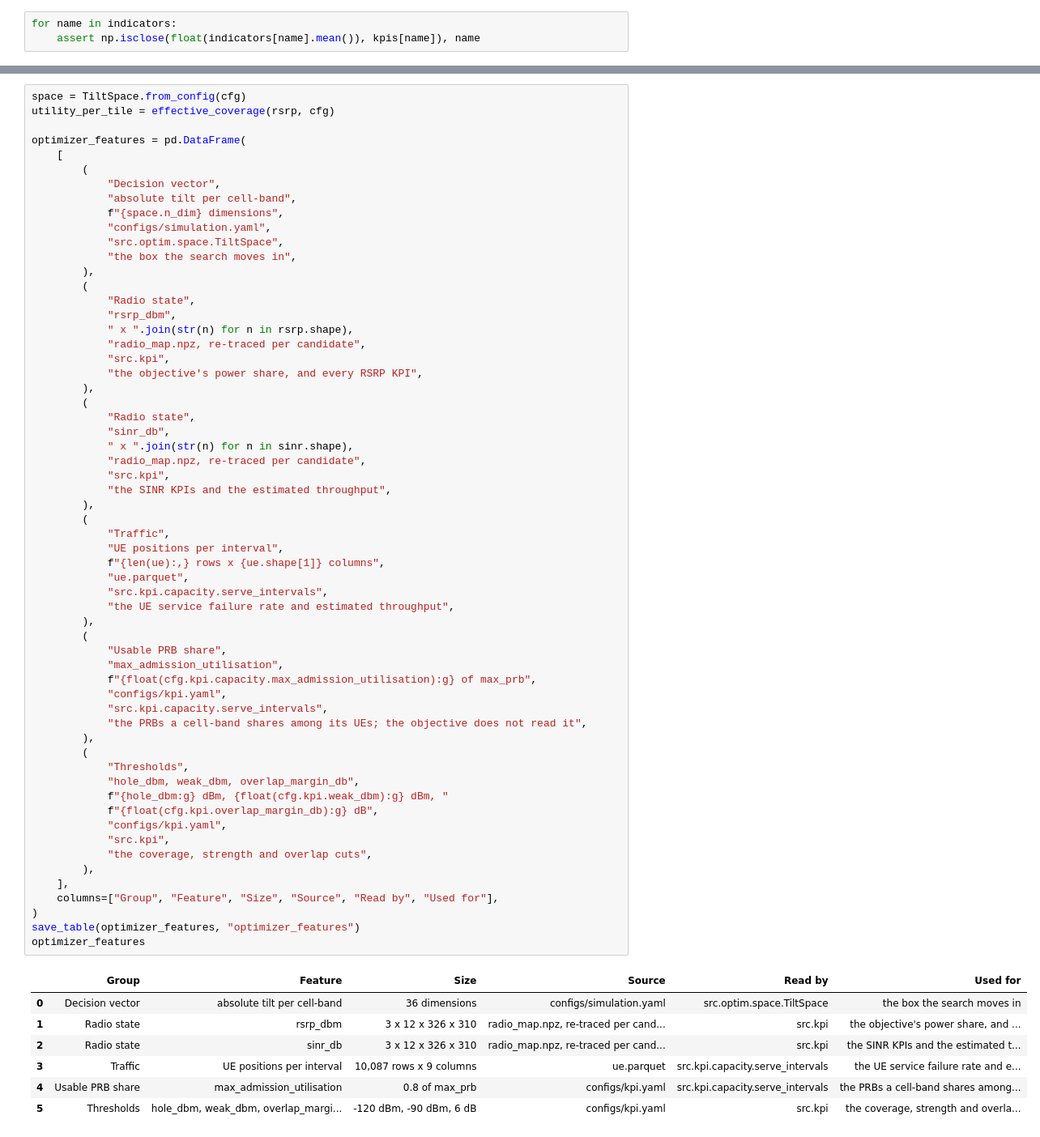
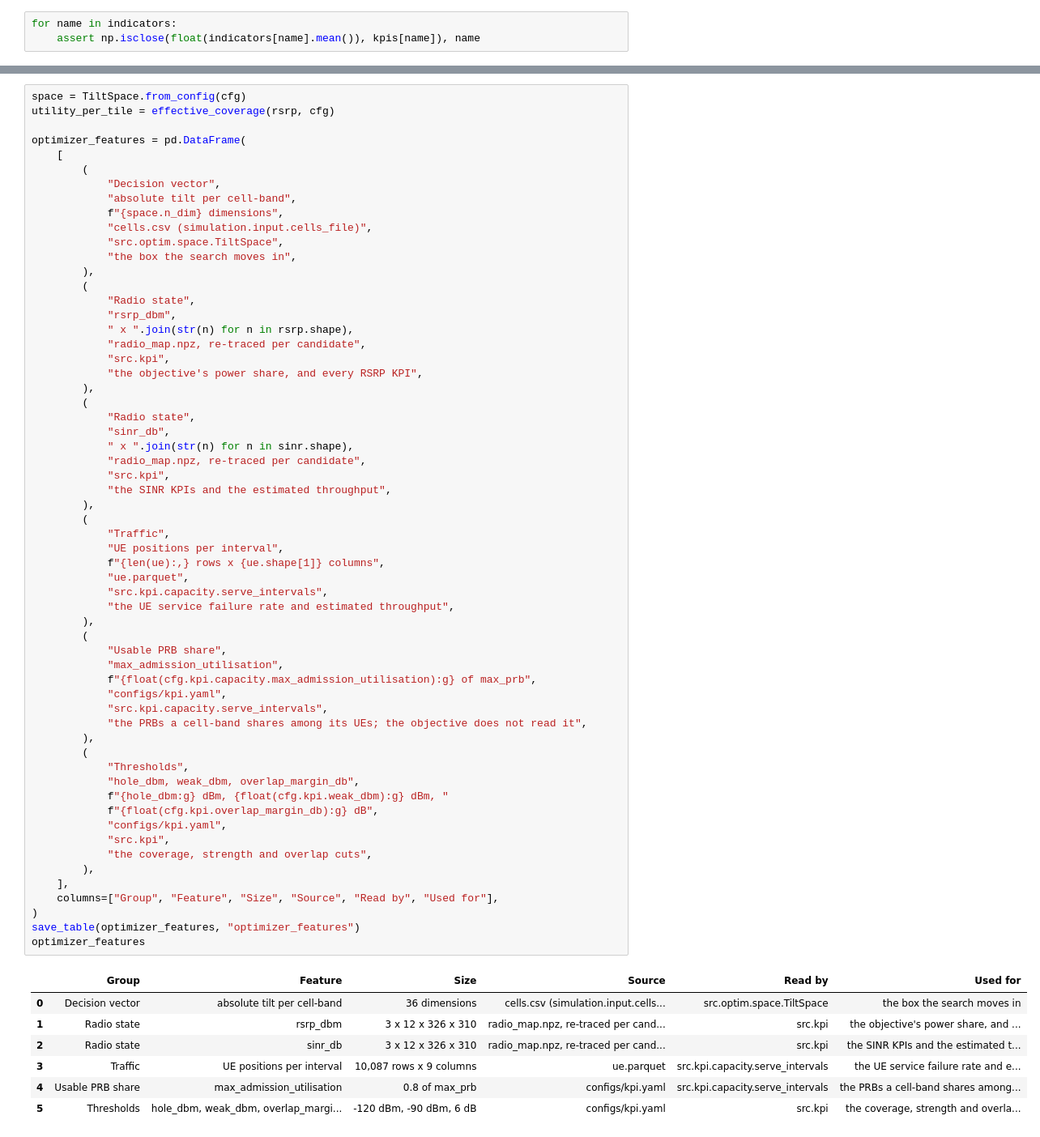
Before and after one commit to NguyenVu04/band-tilt, a Jupyter notebook: notebooks/02_preprocessing.ipynb, the cells around one changed output, grey strips where cells are left out. Shown at 81% size. Saved outputs shown, nothing was run; the diff lists cells and outputs as text.

```diff
--- a/notebooks/02_preprocessing.ipynb
+++ b/notebooks/02_preprocessing.ipynb
@@ -532,7 +418,7 @@ optimizer_features = pd.DataFrame(
             "Decision vector",
             "absolute tilt per cell-band",
             f"{space.n_dim} dimensions",
-            "configs/simulation.yaml",
+            "cells.csv (simulation.input.cells_file)",
             "src.optim.space.TiltSpace",
             "the box the search moves in",
         ),
@@ -557,34 +443,34 @@ optimizer_features = pd.DataFrame(
             "UE positions per interval",
             f"{len(ue):,} rows x {ue.shape[1]} columns",
             "ue.parquet",
             "src.kpi.capacity.serve_intervals",
             "the UE service failure rate and estimated throughput",
         ),
         (
             "Usable PRB share",
             "max_admission_utilisation",
             f"{float(cfg.kpi.capacity.max_admission_utilisation):g} of max_prb",
             "configs/kpi.yaml",
             "src.kpi.capacity.serve_intervals",
             "the PRBs a cell-band shares among its UEs; the objective does not read it",
         ),
         (
             "Thresholds",
             "hole_dbm, weak_dbm, overlap_margin_db",
             f"{hole_dbm:g} dBm, {float(cfg.kpi.weak_dbm):g} dBm, "
             f"{float(cfg.kpi.overlap_margin_db):g} dB",
             "configs/kpi.yaml",
             "src.kpi",
             "the coverage, strength and overlap cuts",
         ),
     ],
     columns=["Group", "Feature", "Size", "Source", "Read by", "Used for"],
 )
 save_table(optimizer_features, "optimizer_features")
 optimizer_features
 # %% [output]
 |  | Group | Feature | Size | Source | Read by | Used for |
-| 0 | Decision vector | absolute tilt per cell-band | 36 dimensions | configs/simulation.yaml | src.optim.space.TiltSpace | the box the search moves in |
+| 0 | Decision vector | absolute tilt per cell-band | 36 dimensions | cells.csv (simulation.input.cells... | src.optim.space.TiltSpace | the box the search moves in |
 | 1 | Radio state | rsrp_dbm | 3 x 12 x 326 x 310 | radio_map.npz, re-traced per cand... | src.kpi | the objective's power share, and ... |
 | 2 | Radio state | sinr_db | 3 x 12 x 326 x 310 | radio_map.npz, re-traced per cand... | src.kpi | the SINR KPIs and the estimated t... |
 | 3 | Traffic | UE positions per interval | 10,087 rows x 9 columns | ue.parquet | src.kpi.capacity.serve_intervals | the UE service failure rate and e... |
```
Also changed, not shown: parts of 35 cells of this notebook, 53 other files.
